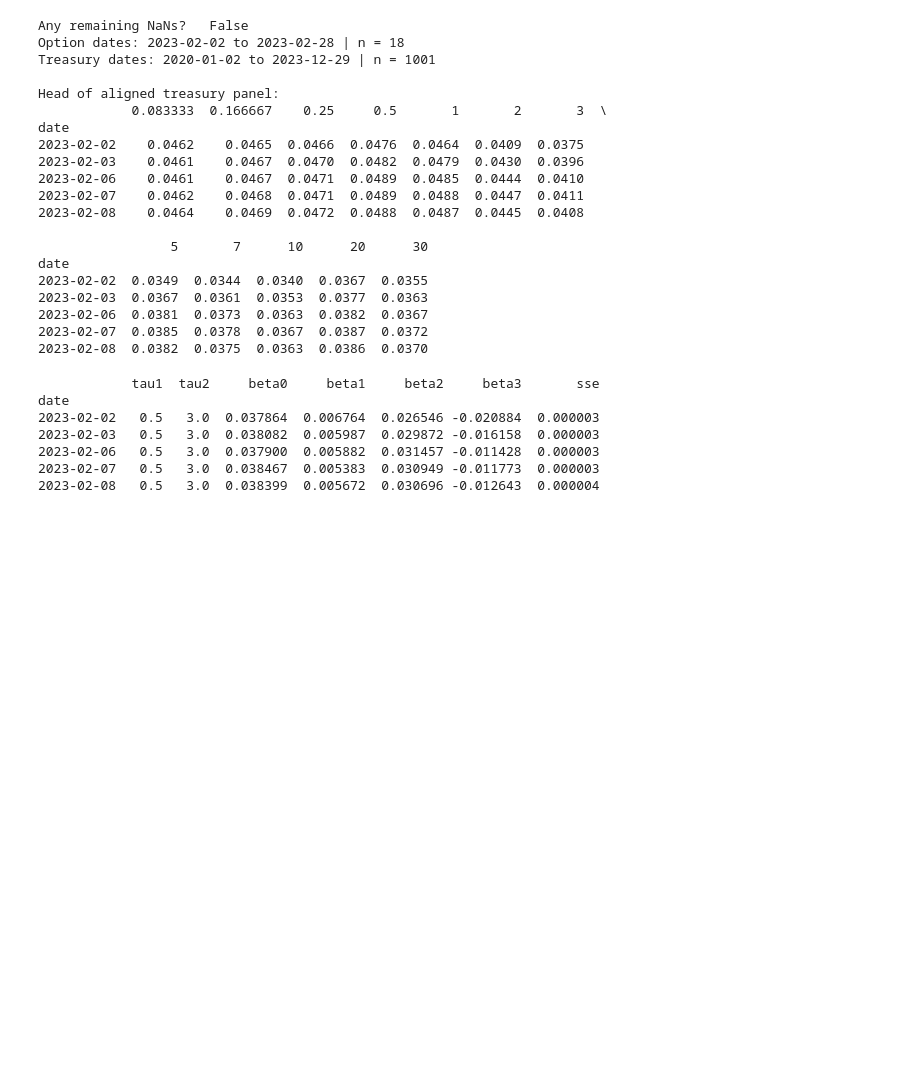
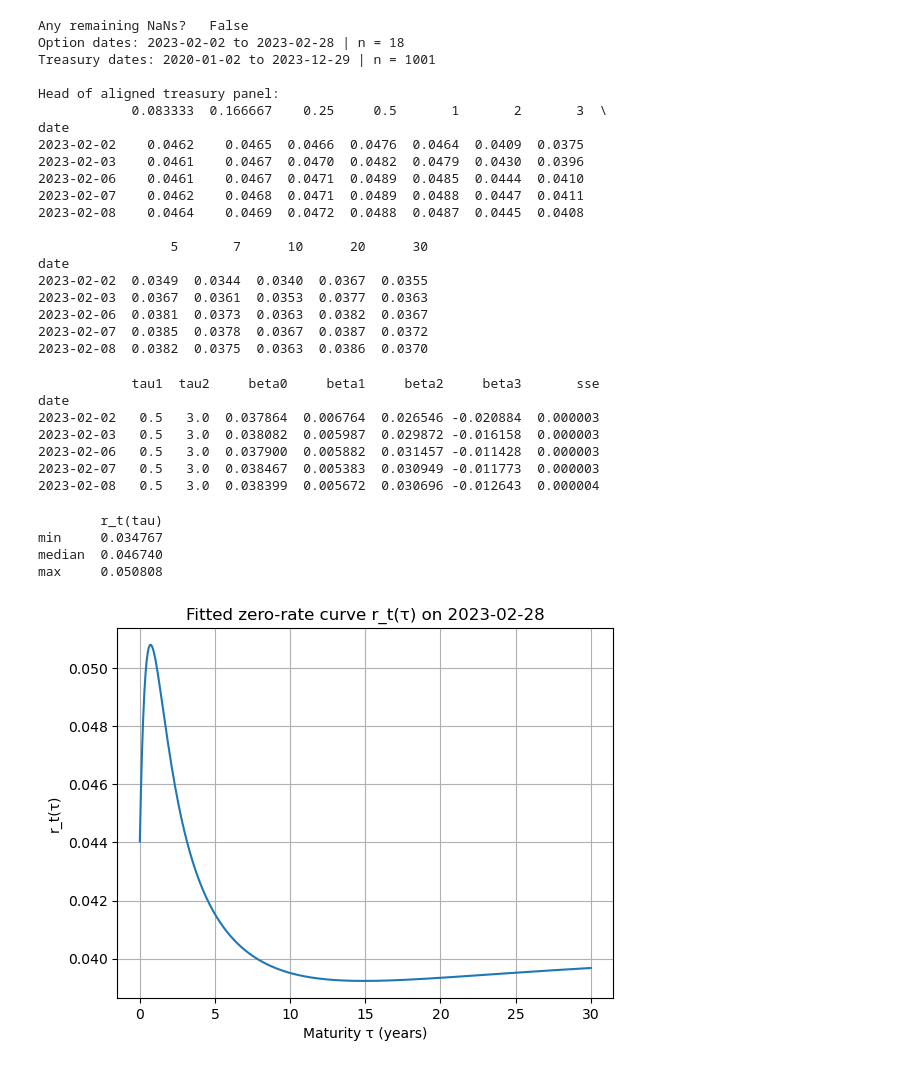
Before and after one commit to yaraberkelmans/super-duper-computing-machine, a Jupyter notebook: comfi.ipynb, the cells around one changed output. Drawn from its saved outputs; the diff is of its cells as text; code cells hidden in the pictures; blank space fills up the shorter version.

Commit message:
added step 4e and d and some markdown cells

```diff
--- a/comfi.ipynb
+++ b/comfi.ipynb
@@ -552,3 +560,83 @@ date
 2023-02-06   0.5   3.0  0.037900  0.005882  0.031457 -0.011428  0.000003
 2023-02-07   0.5   3.0  0.038467  0.005383  0.030949 -0.011773  0.000003
 2023-02-08   0.5   3.0  0.038399  0.005672  0.030696 -0.012643  0.000004
+# %%
+# step 4d and 4e
+
+# ensure normalized dates
+df["date"] = pd.to_datetime(df["date"]).dt.normalize()
+df["exdate"] = pd.to_datetime(df["exdate"]).dt.normalize()
+
+# Step 4d: tau in years, clamp lower bound 1/365
+df["tau"] = (df["exdate"] - df["date"]).dt.days / 365.0
+df["tau"] = df["tau"].clip(lower=1/365)
+
+def fitted_yield(tau, beta0, beta1, beta2, beta3, tau1, tau2):
+    return beta0 + beta1*g1(tau, tau1) + beta2*g2(tau, tau1) + beta3*g3(tau, tau2)
+
+fitted = []
+for row in df.itertuples():
+    params = nss_params.loc[row.date]
+    fitted.append(
+        fitted_yield(row.tau,
+                     params["beta0"], params["beta1"], params["beta2"], params["beta3"],
+                     params["tau1"], params["tau2"])
+    )
+
+df["y_hat"] = fitted
+
+# continuous zero rate
+df["r"] = 2 * np.log1p(df["y_hat"] / 2)
+
+# discount factor
+df["P"] = np.exp(-df["r"] * df["tau"])
+
+# summary table of r_t(tau) across the option panel
+r_summary = pd.Series({
+    "min": df["r"].min(),
+    "median": df["r"].median(),
+    "max": df["r"].max(),
+})
+print(r_summary.to_frame(name="r_t(tau)"))
+
+# plot fitted curve tau for a representative date
+rep_date = pd.Timestamp("2023-02-28")
+
+# if chosen date not available, pick the closest available date in nss_params
+if rep_date not in nss_params.index:
+    rep_date = nss_params.index[nss_params.index.get_indexer([rep_date], method="nearest")[0]]
+
+p = nss_params.loc[rep_date]
+
+# grid of maturities in years for plotting
+tau_grid_plot = np.linspace(1/365, 30.0, 400)
+
+# fitted annual yield
+yhat_plot = nss_yield(
+    tau_grid_plot,
+    p["beta0"], p["beta1"], p["beta2"], p["beta3"],
+    p["tau1"], p["tau2"]
+)
+r_plot = 2.0 * np.log1p(yhat_plot / 2.0)
+
+plt.figure()
+plt.plot(tau_grid_plot, r_plot)
+plt.xlabel("Maturity τ (years)")
+plt.ylabel("r_t(τ)")
+plt.title(f"Fitted zero-rate curve r_t(τ) on {rep_date.date()}")
+plt.grid(True)
+plt.show()
+
+# verification: every option row has finite r_t(tau) and P_t(tau)
+finite_r = np.isfinite(df["r"]).all()
+finite_P = np.isfinite(df["P"]).all()
+
+print("\nVerification:")
+print("All option rows have finite r_t(tau)?", finite_r)
+print("All option rows have finite P_t(tau)?", finite_P)
+# %% [output]
+        r_t(tau)
+min     0.034767
+median  0.046740
+max     0.050808
+[figure, added]
```
Also changed, not shown: parts of 9 cells of this notebook.
